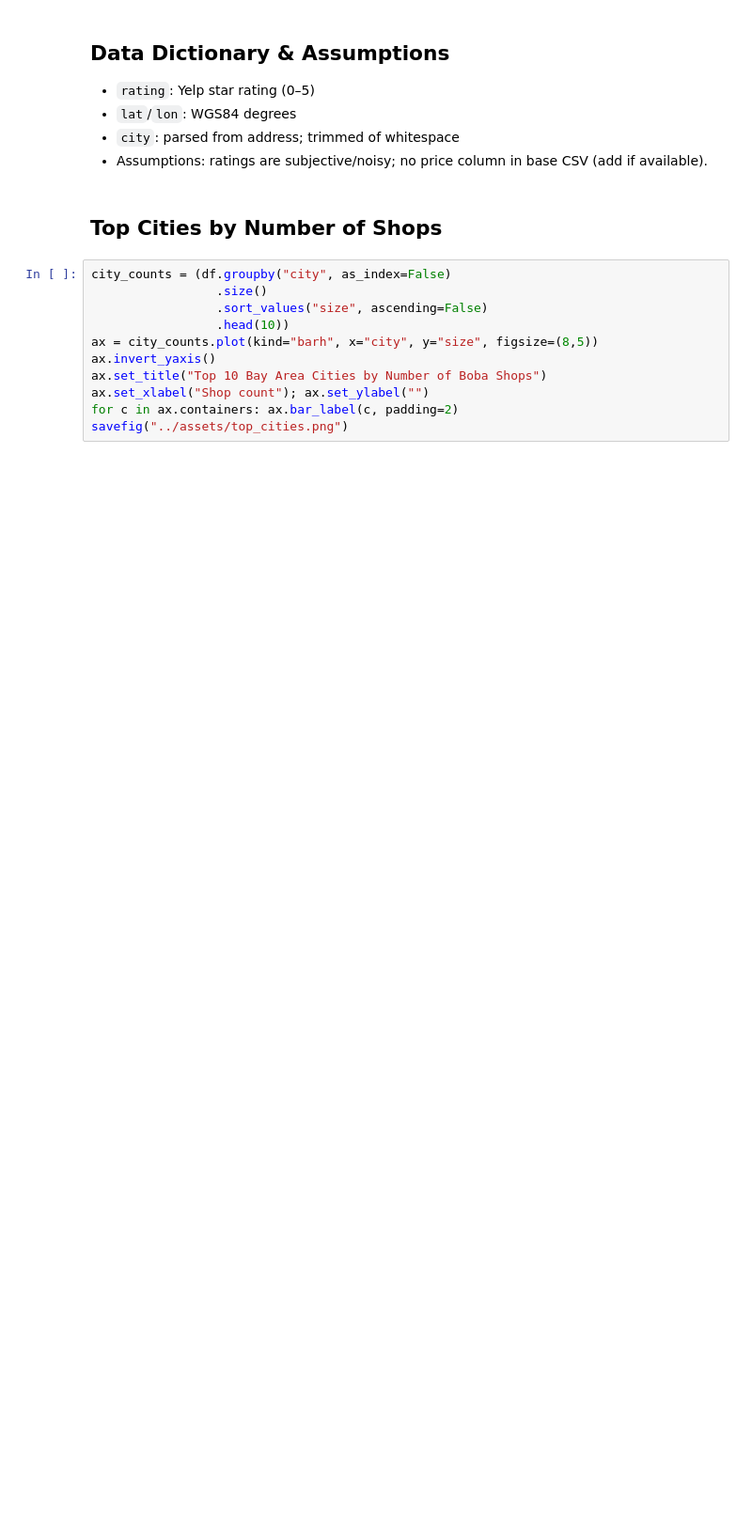
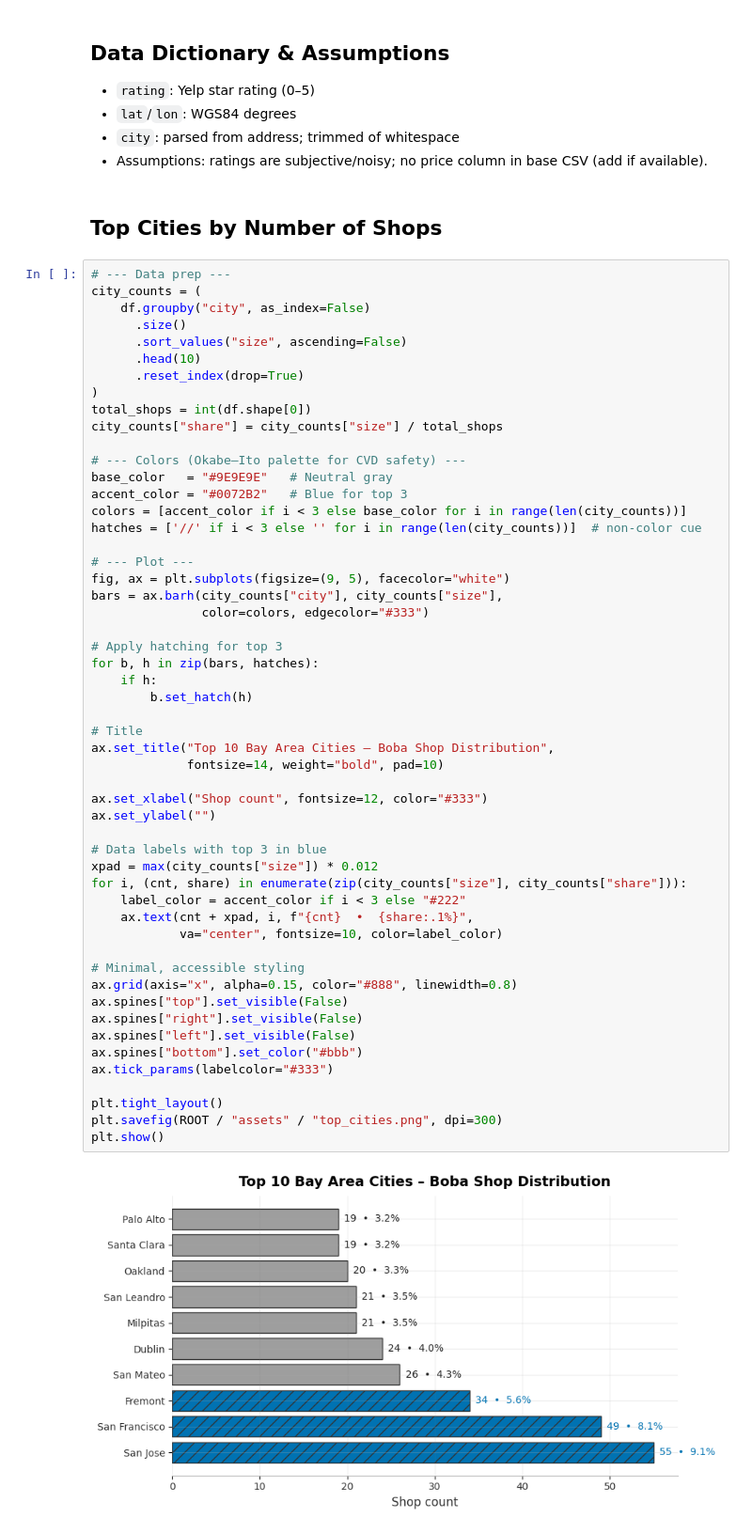
Before and after one commit to alishlish/boba-eda-starter, a Jupyter notebook: notebooks/eda.ipynb, the cells around one changed output. Shown: that part at 94% size. Cells and saved outputs as stored; diff of their text form; blank space fills up the shorter version.

```diff
--- a/notebooks/eda.ipynb
+++ b/notebooks/eda.ipynb
@@ -36,13 +47,57 @@ df.head()
 # %% [markdown]
 ## Top Cities by Number of Shops
 # %%
-city_counts = (df.groupby("city", as_index=False)
-                 .size()
-                 .sort_values("size", ascending=False)
-                 .head(10))
-ax = city_counts.plot(kind="barh", x="city", y="size", figsize=(8,5))
-ax.invert_yaxis()
-ax.set_title("Top 10 Bay Area Cities by Number of Boba Shops")
-ax.set_xlabel("Shop count"); ax.set_ylabel("")
-for c in ax.containers: ax.bar_label(c, padding=2)
-savefig("../assets/top_cities.png")
+# --- Data prep ---
+city_counts = (
+    df.groupby("city", as_index=False)
+      .size()
+      .sort_values("size", ascending=False)
+      .head(10)
+      .reset_index(drop=True)
+)
+total_shops = int(df.shape[0])
+city_counts["share"] = city_counts["size"] / total_shops
+
+# --- Colors (Okabe–Ito palette for CVD safety) ---
+base_color   = "#9E9E9E"   # Neutral gray
+accent_color = "#0072B2"   # Blue for top 3
+colors = [accent_color if i < 3 else base_color for i in range(len(city_counts))]
+hatches = ['//' if i < 3 else '' for i in range(len(city_counts))]  # non-color cue
+
+# --- Plot ---
+fig, ax = plt.subplots(figsize=(9, 5), facecolor="white")
+bars = ax.barh(city_counts["city"], city_counts["size"],
+               color=colors, edgecolor="#333")
+
+# Apply hatching for top 3
+for b, h in zip(bars, hatches):
+    if h:
+        b.set_hatch(h)
+
+# Title
+ax.set_title("Top 10 Bay Area Cities – Boba Shop Distribution",
+             fontsize=14, weight="bold", pad=10)
+
+ax.set_xlabel("Shop count", fontsize=12, color="#333")
+ax.set_ylabel("")
+
+# Data labels with top 3 in blue
+xpad = max(city_counts["size"]) * 0.012
+for i, (cnt, share) in enumerate(zip(city_counts["size"], city_counts["share"])):
+    label_color = accent_color if i < 3 else "#222"
+    ax.text(cnt + xpad, i, f"{cnt}  •  {share:.1%}",
+            va="center", fontsize=10, color=label_color)
+
+# Minimal, accessible styling
+ax.grid(axis="x", alpha=0.15, color="#888", linewidth=0.8)
+ax.spines["top"].set_visible(False)
+ax.spines["right"].set_visible(False)
+ax.spines["left"].set_visible(False)
+ax.spines["bottom"].set_color("#bbb")
+ax.tick_params(labelcolor="#333")
+
+plt.tight_layout()
+plt.savefig(ROOT / "assets" / "top_cities.png", dpi=300)
+plt.show()
+# %% [output]
+[figure, added]
```
Also changed, not shown: parts of 6 cells of this notebook, 3 other files.
